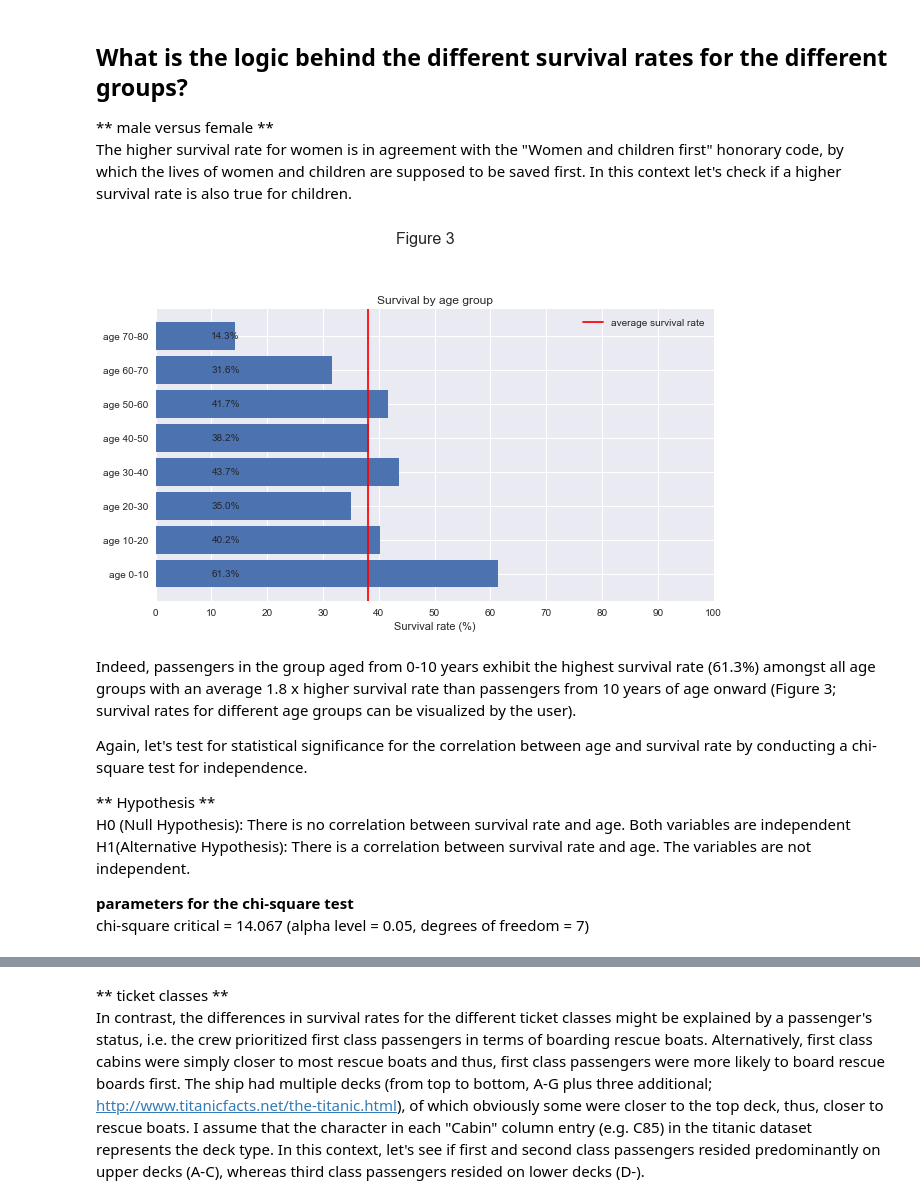
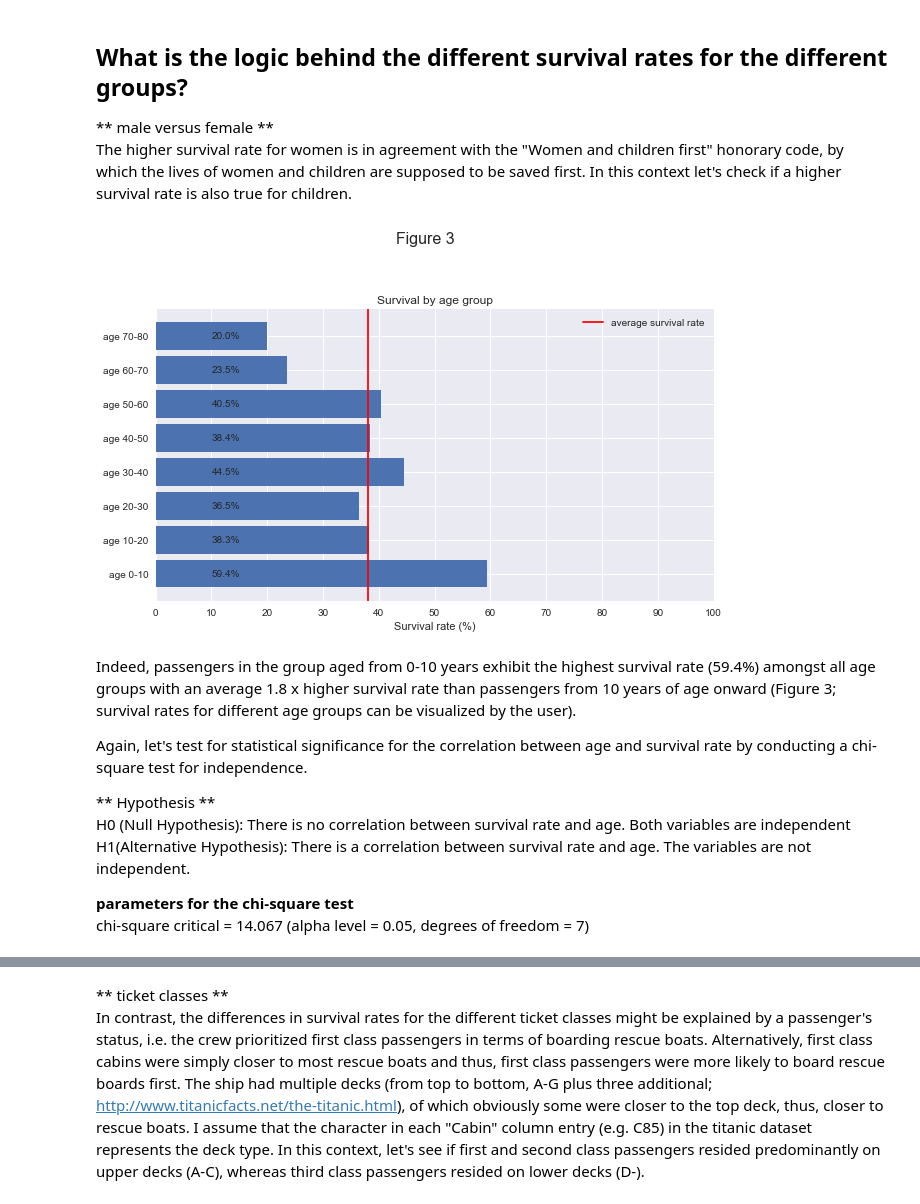
Before and after one commit to DStazic/data_analyst_nanodegree_PROJECT_02, a Jupyter notebook: titanic_project.ipynb, the cells around one changed output, grey strips where cells are left out. Cells and saved outputs as stored; diff of their text form; code cells hidden in the pictures.

```diff
--- a/titanic_project.ipynb
+++ b/titanic_project.ipynb
@@ -16,9 +15,0 @@ It depends on the analysis approach if missing values will cause problems and th
-# %%
-# check if any value is missing
-missing = []
-for column in titanic_csv.columns:
-    if titanic_csv[column].isnull().values.any():
-        missing.append(column)
-
-
-print "Missing value records in columns {0}".format(missing)
@@ -144,16 +164,14 @@ def survival_by_groups(data, group):
     group: name of columns from the titanic dataset for which the survival rates should be calculated (list)
     '''
 
-    total_in_group = data.groupby(group, as_index = True).count()
+    total_in_group = data.groupby(group, as_index = True).count().loc[lambda df: df.PassengerId != 0]
     group.append("Survived")
-    survived_in_group = data.groupby(group,as_index = True).count().reset_index(level = "Survived")
 
-    survived = []
-    for i in range(len(survived_in_group)):
-        if survived_in_group["Survived"][i] == "survived":
-            survived.append(i)
+    group_by_survival = data.groupby(group,as_index = True).count().reset_index(level = "Survived")
+    survived = group_by_survival.loc[lambda df: df.Survived == "survived","PassengerId"].loc[total_in_group.index]
 
-    return ((survived_in_group.iloc[survived]["PassengerId"]/total_in_group["PassengerId"])*100).fillna(0)
+
+    return ((survived/total_in_group["PassengerId"])*100).fillna(0)
 # %%
 survival_by_start_harbour = survival_by_groups(titanic_csv, ["Embarked"])
 survival_by_ticket_class = survival_by_groups(titanic_csv, ["Pclass"])
@@ -172,7 +190,7 @@ def plot_group_survival(data,name):
     plt.barh(y_axis,data,tick_label = data.index)
     average_survival = plt.axvline(average_survival_rate, color = "r")
     for i in range(len(data)):
-        plt.text(10,i, "{}%".format(round(data[data.index[i]],1)), verticalalignment='center' )
+        plt.text(10,i, "{}%".format(round(data.loc[data.index[i]],1)), verticalalignment='center' )
     plt.title(name)
     plt.xlabel("Survival rate (%)")
     plt.xticks(np.arange(0,101,10))
@@ -350,43 +339,21 @@ titanic_with_age_groups_csv = age_classification(bins, titanic_csv)
-# %%
-def sort_survival_by_age_groups(data):
-    '''
-    Function takes the age group-specific survival rates returned by the survival_by_groups() function
-    and returns a sorted (by the numerical values of the index) pandas series with the survival rate
-    for each age group in ascending order
-
-    (e.g. data with index order = age group 0-5, age group 10-15, age group 5-10 will be sorted as age group 0-5,
-    age group 5-10, age group 10-15)
-
-    data: age group specific survival rates (pandas series)
-    '''
-
-    index_as_numerical = defaultdict(list)
-    for i in data.index:
-        split_index = i.split(" ")[1].split("-")
-        index_as_numerical["index"].append(int("".join(split_index)))
-    index_as_numerical = pd.Series(index_as_numerical["index"], index = data.index, name = "index as numerical")
-
-    sorted_by_age_group = pd.concat([index_as_numerical,data], axis=1).sort_values(by = "index as numerical").drop("index as numerical", axis = 1)
-    return sorted_by_age_group["PassengerId"]
-
-
-survival_by_age_unsorted = survival_by_groups(titanic_with_age_groups_csv, ["Age group"])
-survival_by_age_sorted = sort_survival_by_age_groups(survival_by_age_unsorted)
-
-
-
-fig, ax = plt.subplots(1,1, figsize =(10,6))
-fig.add_subplot(1,1,1)
-plot_group_survival(survival_by_age_sorted,"Survival by age group")
-ax.set_xticks([])
-ax.set_yticks([])
-fig.subplots_adjust(top=0.8)
-plt.suptitle('Figure 3', size =16)
-plt.show()
-# %% [output]
-[figure, removed]
+# %%
+bins = range(0,85,10)
+titanic_with_age_groups_csv = age_classification(bins, titanic_csv)
+survival_by_age = survival_by_groups(titanic_with_age_groups_csv, ["Age group"])
+
+
+fig, ax = plt.subplots(1,1, figsize =(10,6))
+fig.add_subplot(1,1,1)
+plot_group_survival(survival_by_age,"Survival by age group")
+ax.set_xticks([])
+ax.set_yticks([])
+fig.subplots_adjust(top=0.8)
+plt.suptitle('Figure 3', size =16)
+plt.show()
+# %% [output]
+[figure, added]
 # %% [markdown]
-Indeed, passengers in the group aged from 0-10 years exhibit the highest survival rate (61.3%) amongst all age groups with an average 1.8 x higher survival rate than passengers from 10 years of age onward (Figure 3; survival rates for different age groups can be visualized by the user).
+Indeed, passengers in the group aged from 0-10 years exhibit the highest survival rate (59.4%) amongst all age groups with an average 1.8 x higher survival rate than passengers from 10 years of age onward (Figure 3; survival rates for different age groups can be visualized by the user).
 
 Again, let's test for statistical significance for the correlation between age and survival rate by conducting a chi-square test for independence.
 
```
Also changed, not shown: parts of 12 cells of this notebook, 1 other file.
